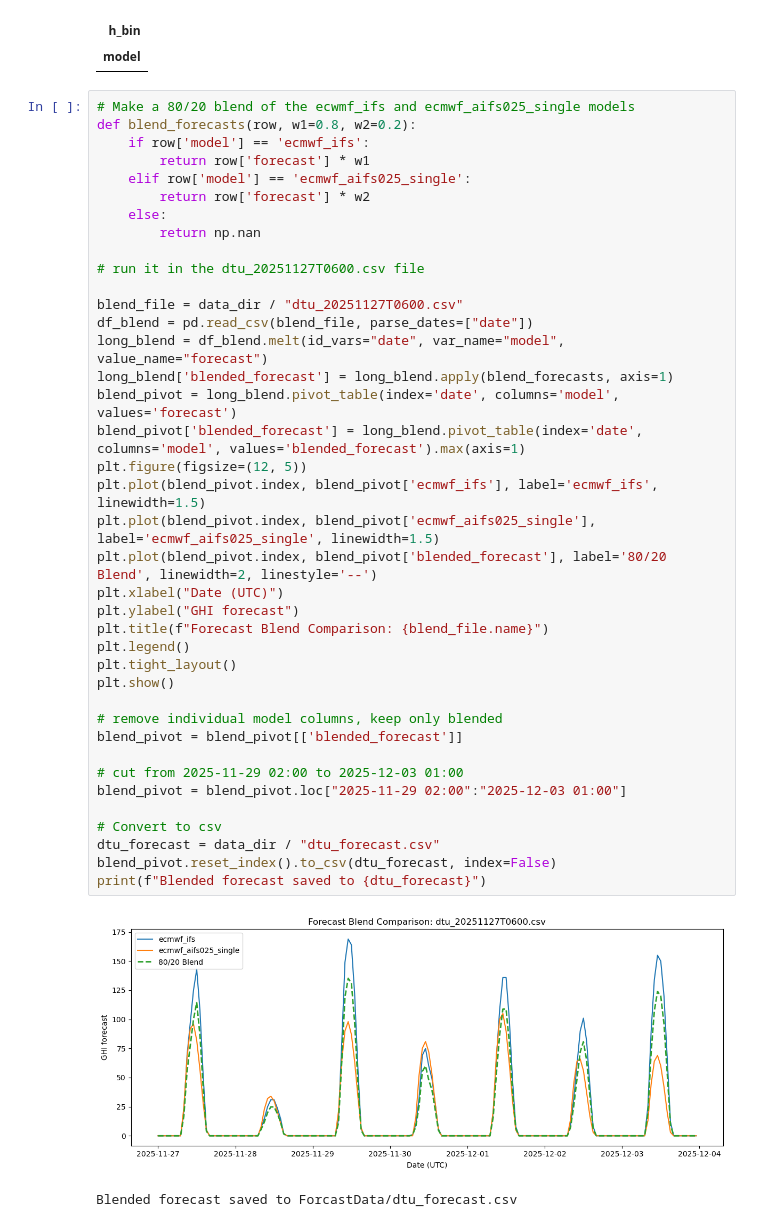
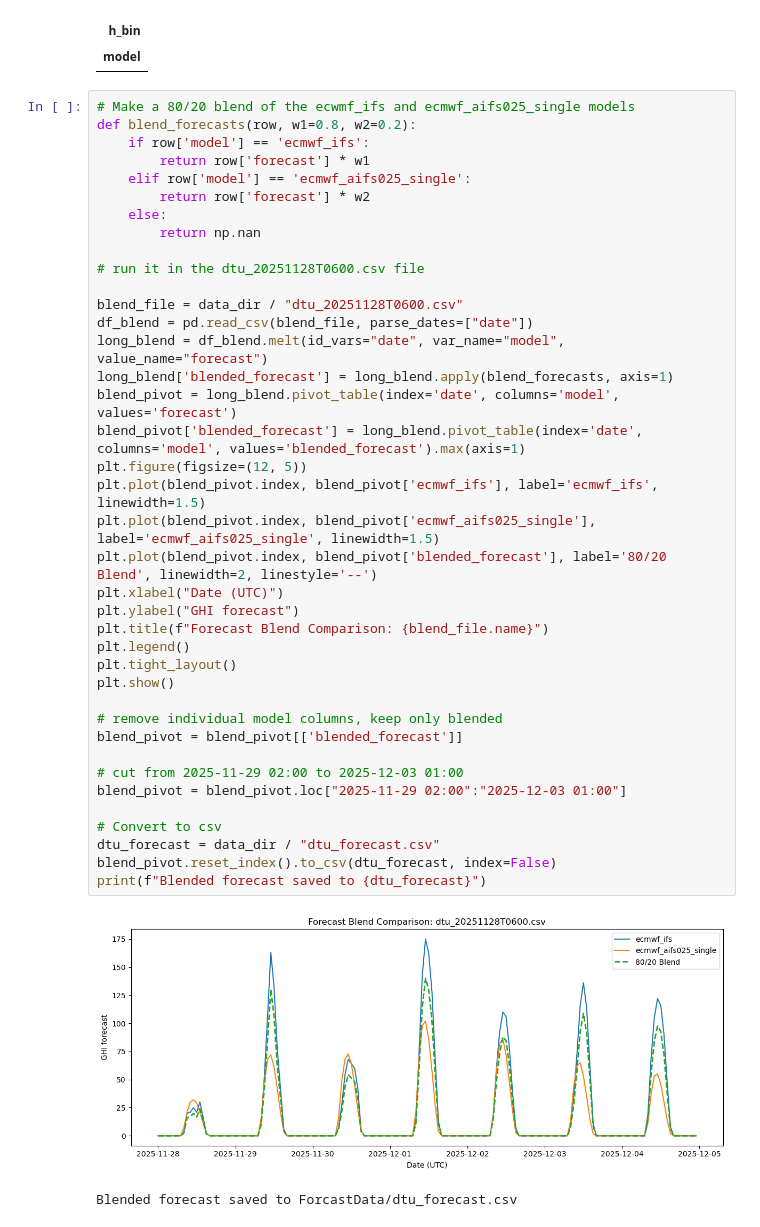
Before and after one commit to Louis2308/Solar-poster, a Jupyter notebook: Forcast_Comparison.ipynb, the cells around one changed output. Saved outputs shown, nothing was run; the diff lists cells and outputs as text.

```diff
--- a/Forcast_Comparison.ipynb
+++ b/Forcast_Comparison.ipynb
@@ -892,35 +892,35 @@ def blend_forecasts(row, w1=0.8, w2=0.2):
     else:
         return np.nan
 
-# run it in the dtu_20251127T0600.csv file
+# run it in the dtu_20251128T0600.csv file
 
-blend_file = data_dir / "dtu_20251127T0600.csv"
+blend_file = data_dir / "dtu_20251128T0600.csv"
 df_blend = pd.read_csv(blend_file, parse_dates=["date"])
 long_blend = df_blend.melt(id_vars="date", var_name="model", value_name="forecast")
 long_blend['blended_forecast'] = long_blend.apply(blend_forecasts, axis=1)
 blend_pivot = long_blend.pivot_table(index='date', columns='model', values='forecast')
 blend_pivot['blended_forecast'] = long_blend.pivot_table(index='date', columns='model', values='blended_forecast').max(axis=1)
 plt.figure(figsize=(12, 5))
 plt.plot(blend_pivot.index, blend_pivot['ecmwf_ifs'], label='ecmwf_ifs', linewidth=1.5)
 plt.plot(blend_pivot.index, blend_pivot['ecmwf_aifs025_single'], label='ecmwf_aifs025_single', linewidth=1.5)
 plt.plot(blend_pivot.index, blend_pivot['blended_forecast'], label='80/20 Blend', linewidth=2, linestyle='--')
 plt.xlabel("Date (UTC)")
 plt.ylabel("GHI forecast")
 plt.title(f"Forecast Blend Comparison: {blend_file.name}")
 plt.legend()
 plt.tight_layout()
 plt.show()
 
 # remove individual model columns, keep only blended
 blend_pivot = blend_pivot[['blended_forecast']]
 
 # cut from 2025-11-29 02:00 to 2025-12-03 01:00
 blend_pivot = blend_pivot.loc["2025-11-29 02:00":"2025-12-03 01:00"]
 
 # Convert to csv
 dtu_forecast = data_dir / "dtu_forecast.csv"
 blend_pivot.reset_index().to_csv(dtu_forecast, index=False)
 print(f"Blended forecast saved to {dtu_forecast}")
 # %% [output]
-[figure, old version]
+[figure, new version]
 Blended forecast saved to ForcastData/dtu_forecast.csv
```
Also changed, not shown: 2 other files.
